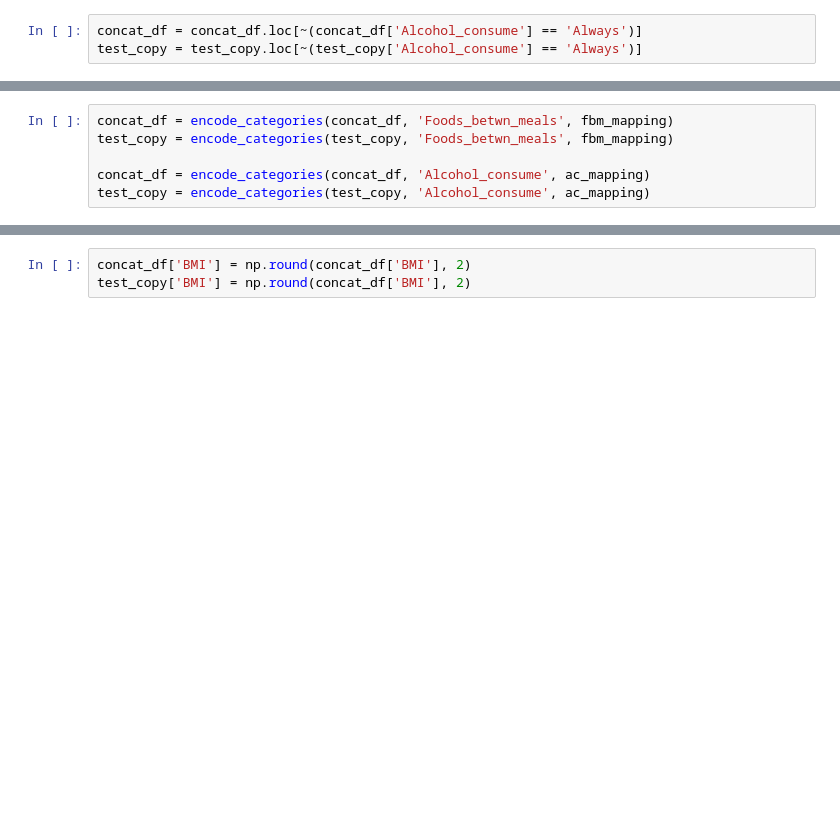
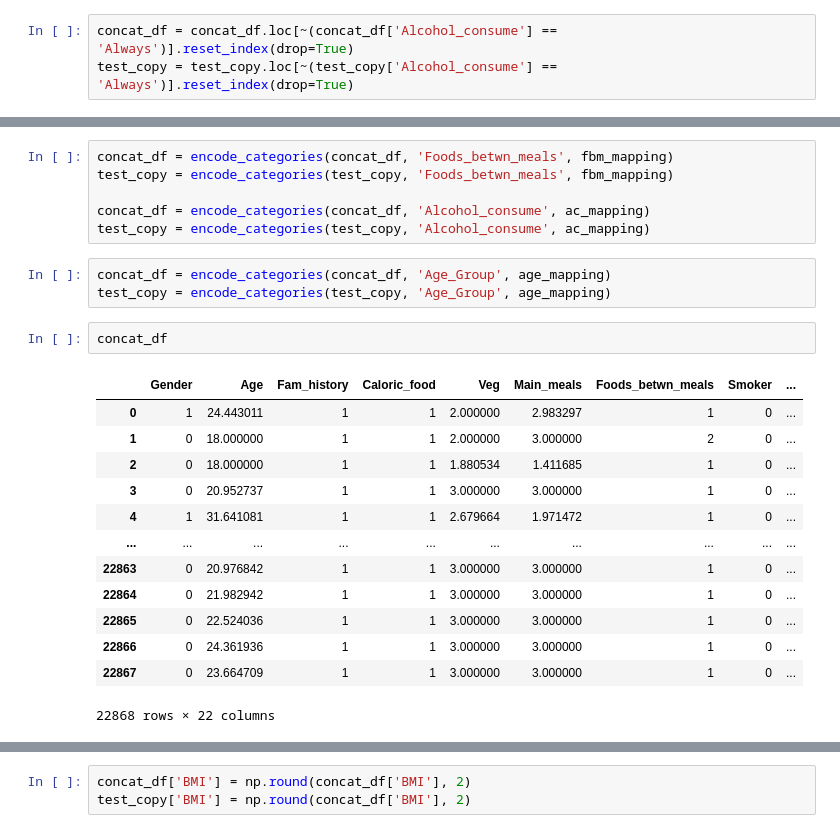
Before and after one commit to Tasfiq-K/obesity-risk-system, a Jupyter notebook: notebooks/preprocessing-obesity-risk-data.ipynb, the cells around one changed output, grey strips where cells are left out. Saved outputs shown, nothing was run; the diff lists cells and outputs as text; blank space fills up the shorter version.

```diff
--- a/notebooks/preprocessing-obesity-risk-data.ipynb
+++ b/notebooks/preprocessing-obesity-risk-data.ipynb
@@ -841,8 +843,8 @@ Name: count, dtype: int64
 # %% [markdown]
 ## Dropping the 'Always' category from 'Alcohol Consume'
 # %%
-concat_df = concat_df.loc[~(concat_df['Alcohol_consume'] == 'Always')]
-test_copy = test_copy.loc[~(test_copy['Alcohol_consume'] == 'Always')]
+concat_df = concat_df.loc[~(concat_df['Alcohol_consume'] == 'Always')].reset_index(drop=True)
+test_copy = test_copy.loc[~(test_copy['Alcohol_consume'] == 'Always')].reset_index(drop=True)
 # %% [markdown]
 # Category encoding
 # %%
@@ -886,3 +896,22 @@ test_copy = encode_categories(test_copy, 'Foods_betwn_meals', fbm_mapping)
 
 concat_df = encode_categories(concat_df, 'Alcohol_consume', ac_mapping)
 test_copy = encode_categories(test_copy, 'Alcohol_consume', ac_mapping)
+# %%
+concat_df = encode_categories(concat_df, 'Age_Group', age_mapping)
+test_copy = encode_categories(test_copy, 'Age_Group', age_mapping)
+# %%
+concat_df
+# %% [output]
+|  | Gender | Age | Fam_history | Caloric_food | Veg | Main_meals | Foods_betwn_meals | Smoker | ... |
+| 0 | 1 | 24.443011 | 1 | 1 | 2.000000 | 2.983297 | 1 | 0 | ... |
+| 1 | 0 | 18.000000 | 1 | 1 | 2.000000 | 3.000000 | 2 | 0 | ... |
+| 2 | 0 | 18.000000 | 1 | 1 | 1.880534 | 1.411685 | 1 | 0 | ... |
+| 3 | 0 | 20.952737 | 1 | 1 | 3.000000 | 3.000000 | 1 | 0 | ... |
+| 4 | 1 | 31.641081 | 1 | 1 | 2.679664 | 1.971472 | 1 | 0 | ... |
+| ... | ... | ... | ... | ... | ... | ... | ... | ... | ... |
+| 22863 | 0 | 20.976842 | 1 | 1 | 3.000000 | 3.000000 | 1 | 0 | ... |
+| 22864 | 0 | 21.982942 | 1 | 1 | 3.000000 | 3.000000 | 1 | 0 | ... |
+| 22865 | 0 | 22.524036 | 1 | 1 | 3.000000 | 3.000000 | 1 | 0 | ... |
+| 22866 | 0 | 24.361936 | 1 | 1 | 3.000000 | 3.000000 | 1 | 0 | ... |
+| 22867 | 0 | 23.664709 | 1 | 1 | 3.000000 | 3.000000 | 1 | 0 | ... |
+22868 rows × 22 columns
```
Also changed, not shown: parts of 21 cells of this notebook.
